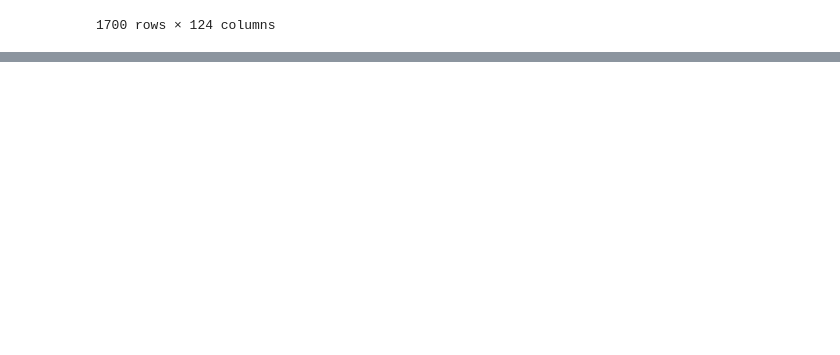
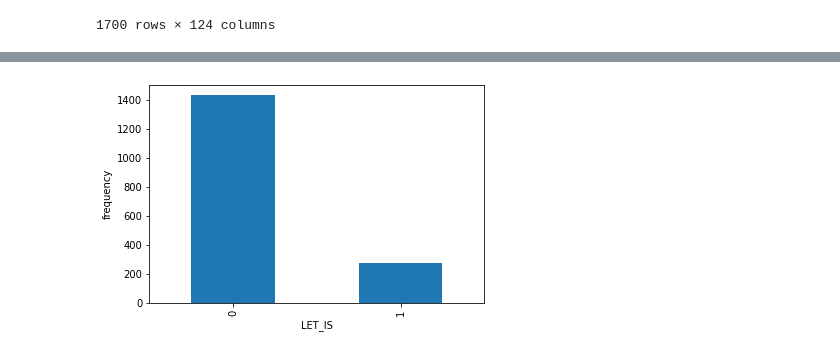
Before and after one commit to evercrystalelf/jly-ml-project, a Jupyter notebook: yi-jin.ipynb, the cells around one changed output, grey strips where cells are left out. Cells and saved outputs as stored; diff of their text form; code cells hidden in the pictures; blank space fills up the shorter version.

```diff
--- a/yi-jin.ipynb
+++ b/yi-jin.ipynb
@@ -84,0 +298,9 @@ None
+# %%
+for co in complications:
+    complications[co].value_counts().plot(kind='bar', xlabel=co, ylabel='frequency')
+    plt.show()
+
+complications.info()  #no null data
+#Since we have multiple classes, we want to make our goal easier, so we decided to chose LET_IS, since this result can be
+#summarize that the patient is dead (except 0) or alive (0). We can combine them as binary data.
+#goal: prediction of outcome based on patient information at the time of admission
@@ -84,0 +339,8 @@ None
+# %%
+complications.loc[complications.LET_IS !=0, "LET_IS"] = 1
+# %%
+complications['LET_IS'].value_counts().plot(kind='bar', xlabel=co, ylabel='frequency')
+plt.show()
+# our target will be a Classification predictive modeling problem; in other words, we'll predict the patient is dead or alive (0)
+# %% [output]
+[figure, added]
```
Also changed, not shown: parts of 21 cells of this notebook.
